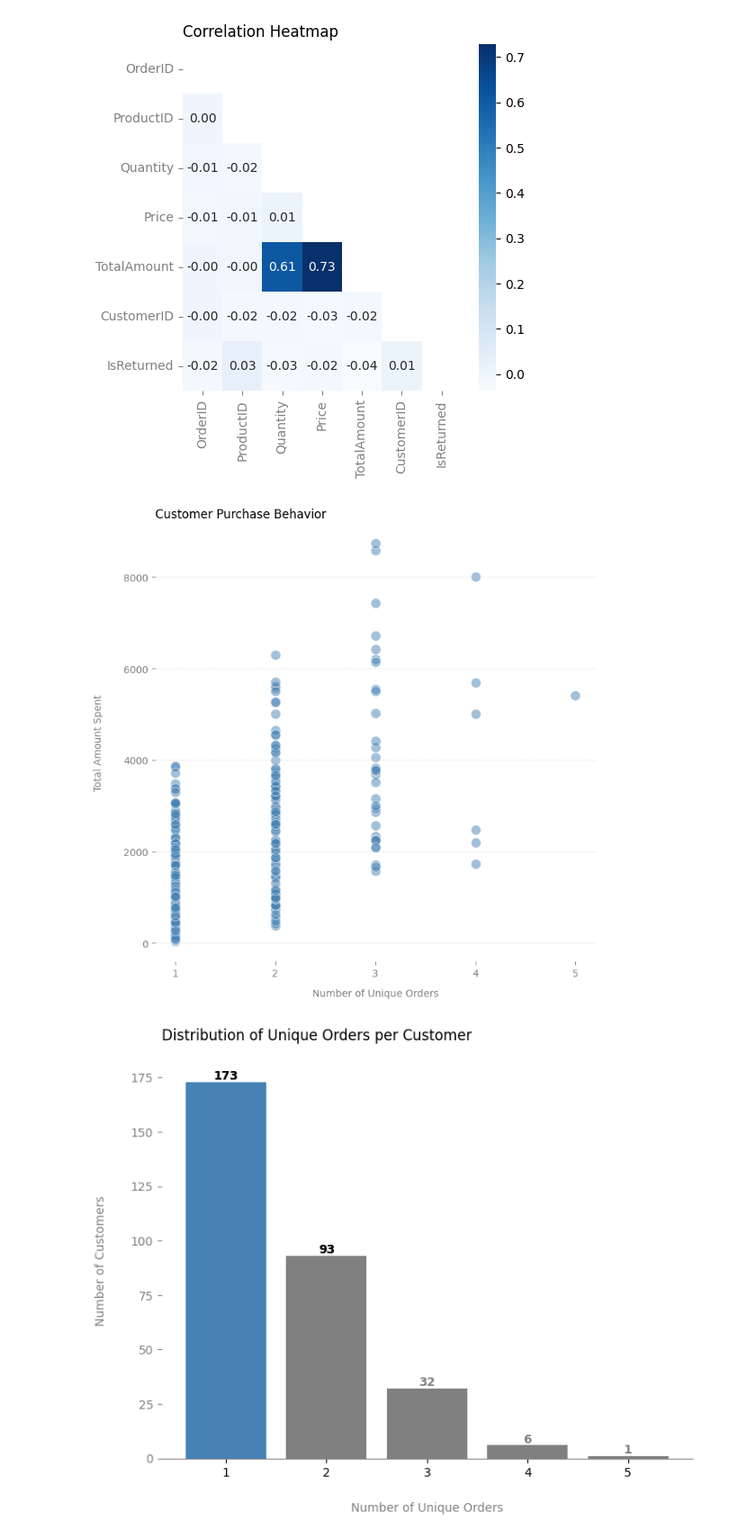
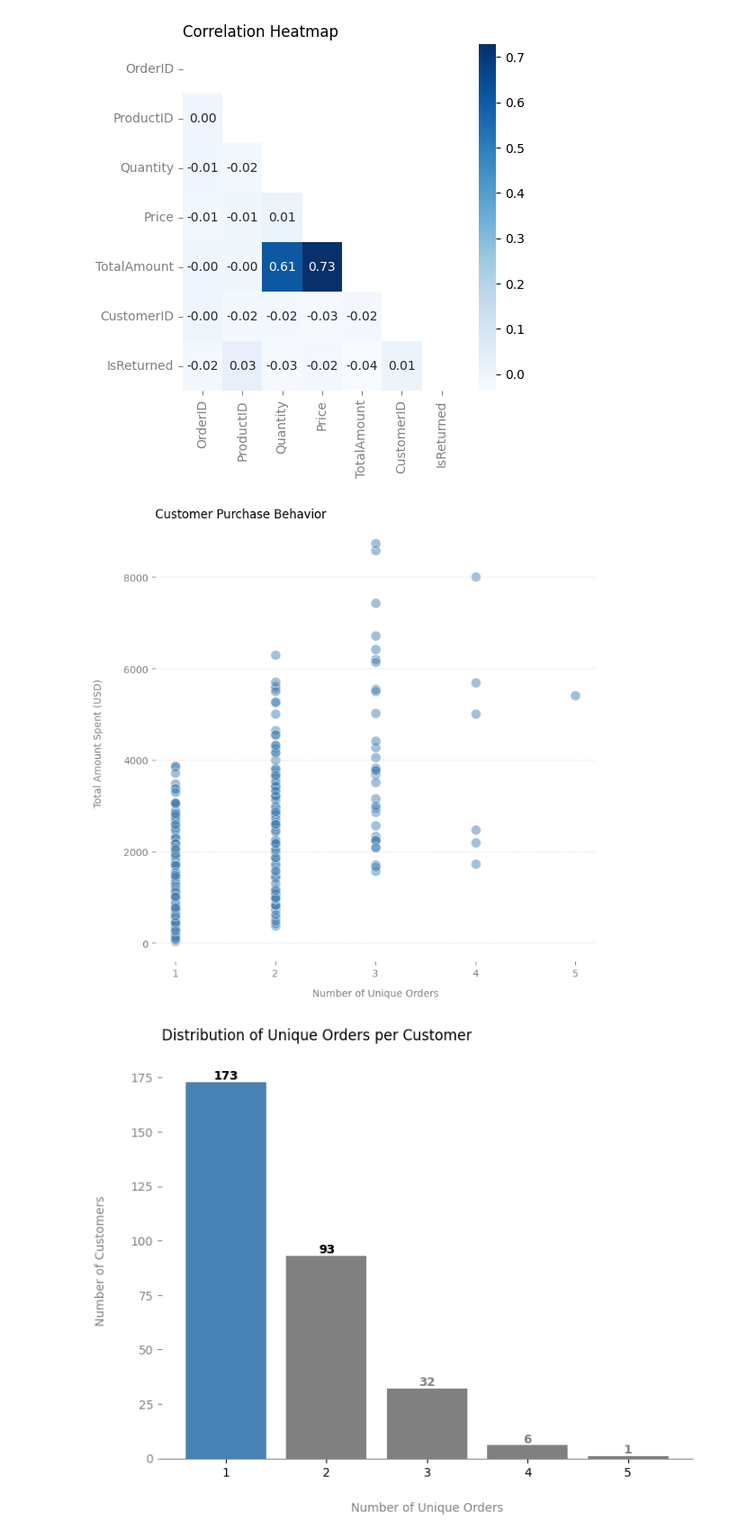
Before and after one commit to YuliaVK/Data-Analytics, a Jupyter notebook: EDA_Sales/notebooks/Sales_EDA.ipynb, the cells around one changed output. Shown at 90% size. Cells and saved outputs as stored; diff of their text form; code cells hidden in the pictures.

```diff
--- a/EDA_Sales/notebooks/Sales_EDA.ipynb
+++ b/EDA_Sales/notebooks/Sales_EDA.ipynb
@@ -369,20 +369,20 @@ customer_sales = df[df['IsReturned'] != 1].groupby('CustomerID')['TotalAmount'].
 # %%
 plt.figure(figsize=(8, 8))
 sns.scatterplot(x='UniqueOrders', y='TotalAmount', data=customer_sales, color='steelblue', alpha=0.5, s=100)
 plt.title('Customer Purchase Behavior', loc='left') # Remove. Add as subtitle to the presentation instead
 plt.xlabel('Number of Unique Orders', color='grey', fontsize=10, labelpad=10)
-plt.ylabel('Total Amount Spent', color='grey', fontsize=10, labelpad=20)
+plt.ylabel('Total Amount Spent (USD)', color='grey', fontsize=10, labelpad=20)
 
 sns.despine()
 plt.gca().spines['left'].set_visible(False)
 plt.gca().spines['bottom'].set_visible(False)
 plt.grid(axis='y', linestyle='--', color='lightgrey', alpha=0.5)
 plt.tick_params(axis='x', colors='grey')
 plt.tick_params(axis='y', colors='grey')
 plt.xticks(range(1, max(customer_sales['UniqueOrders']) + 1))
 plt.show()
 # %% [output]
-[figure, old version]
+[figure, new version]
 # %%
 customer_counts = customer_sales.groupby('UniqueOrders').size().reset_index(name='CustomerCount')
 customer_counts_sorted = customer_counts.sort_values(by='UniqueOrders', ascending=True)
```
Also changed, not shown: parts of 10 cells of this notebook.
